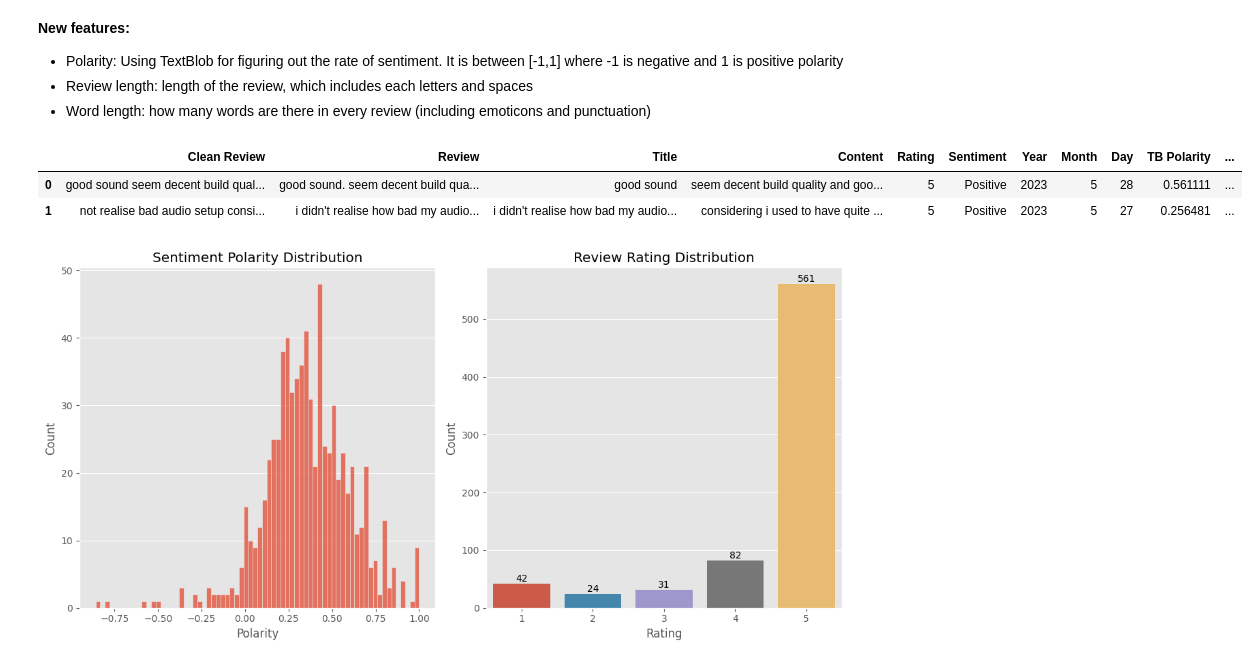
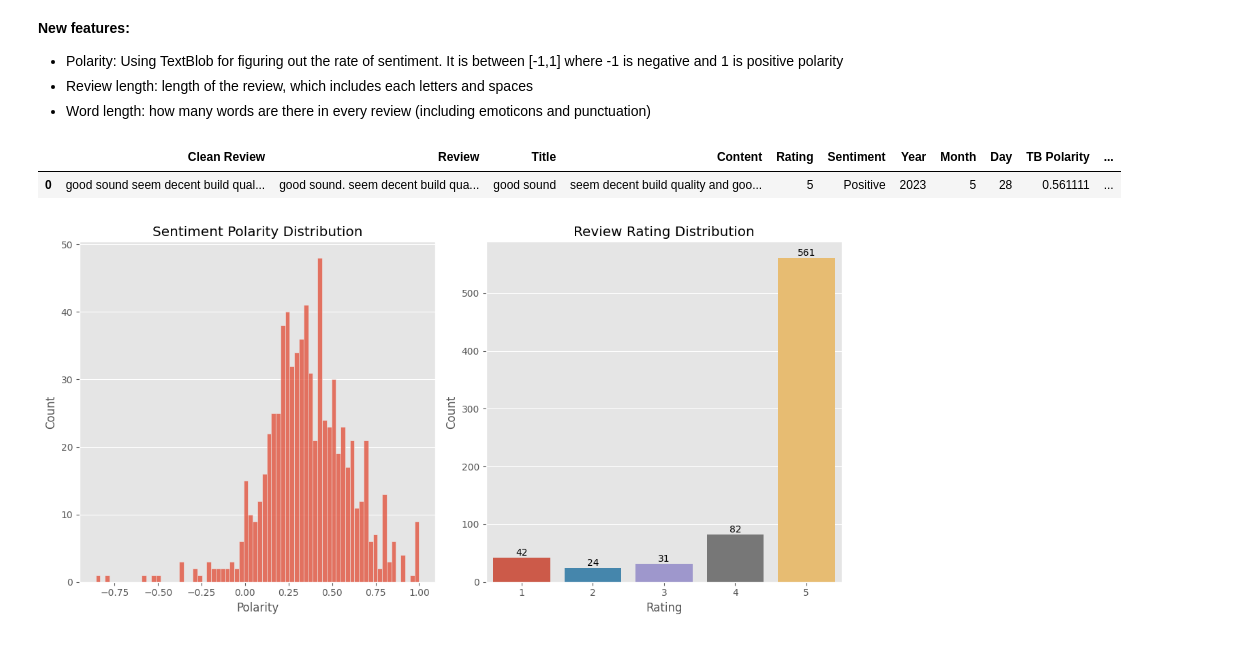
Before and after one commit to DavidAlexanderMoe/Sentiment-Analysis-and-Web-Scraping, a Jupyter notebook: Scripts/Analysis/2. EDA.ipynb, the cells around one changed output. Saved outputs shown, nothing was run; the diff lists cells and outputs as text; code cells hidden in the pictures.

```diff
--- a/Scripts/Analysis/2. EDA.ipynb
+++ b/Scripts/Analysis/2. EDA.ipynb
@@ -272,11 +272,10 @@ df['TB Polarity'] = df['Review'].map(lambda text: TextBlob(text).sentiment.polar
 df['Review Length'] = df['Review'].astype(str).apply(len)
 df['Word Count'] = df['Review'].apply(lambda x: len(str(x).split()))
 # %%
-df.head(2)
+df.head(1)
 # %% [output]
 |  | Clean Review | Review | Title | Content | Rating | Sentiment | Year | Month | Day | TB Polarity | ... |
 | 0 | good sound seem decent build qual... | good sound. seem decent build qua... | good sound | seem decent build quality and goo... | 5 | Positive | 2023 | 5 | 28 | 0.561111 | ... |
-| 1 | not realise bad audio setup consi... | i didn't realise how bad my audio... | i didn't realise how bad my audio... | considering i used to have quite ... | 5 | Positive | 2023 | 5 | 27 | 0.256481 | ... |
 # %%
 # Rating distribution along with Sentiment polarity (Textblob baseline)
 fig, axs = plt.subplots(1, 2, figsize=(12, 6))
```
